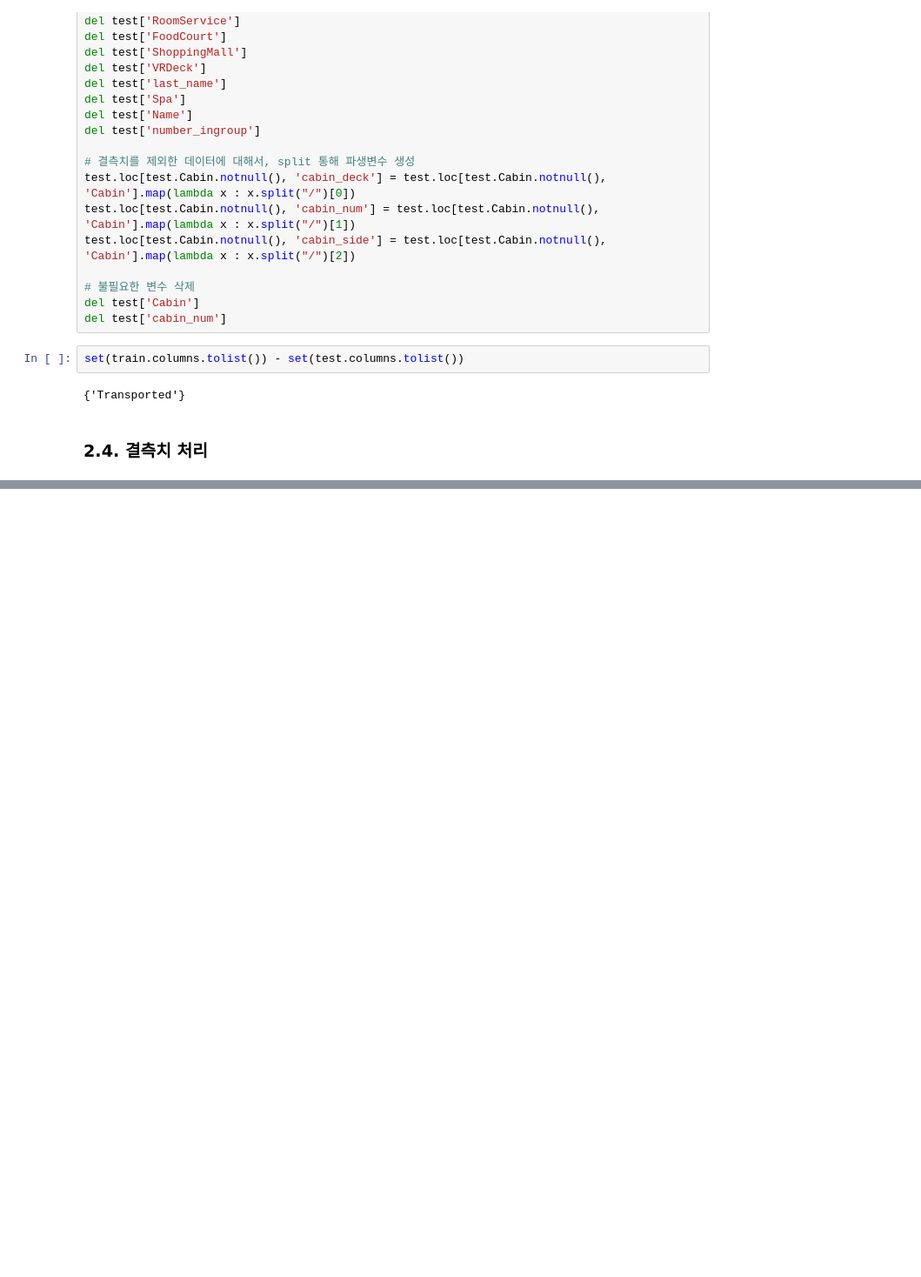
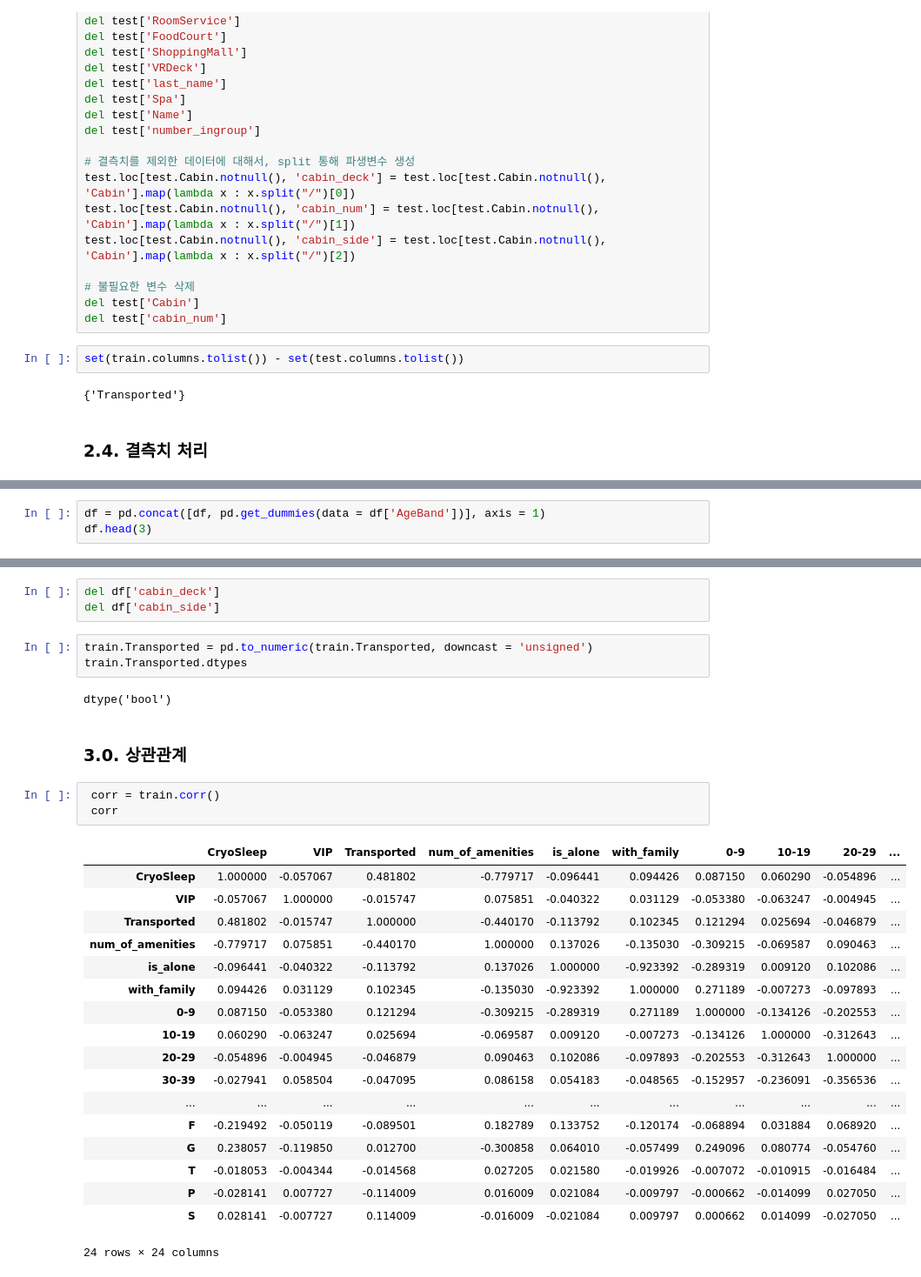
Before and after one commit to codelspak/Codelion_weekly_projects, a Jupyter notebook: WK27_Mini_project_Kaggle_ML_Classification_Spaceship_Titanic.ipynb, the cells around one changed output, grey strips where cells are left out. Shown at 87% size. Drawn from its saved outputs; the diff is of its cells as text; blank space fills up the shorter version.

```diff
--- a/WK27_Mini_project_Kaggle_ML_Classification_Spaceship_Titanic.ipynb
+++ b/WK27_Mini_project_Kaggle_ML_Classification_Spaceship_Titanic.ipynb
@@ -1430,0 +2093,3 @@ train.
+# %%
+df = pd.concat([df, pd.get_dummies(data = df['AgeBand'])], axis = 1)
+df.head(3)
@@ -1430,0 +2161,32 @@ train.
+# %%
+del df['cabin_deck']
+del df['cabin_side']
+# %%
+train.Transported = pd.to_numeric(train.Transported, downcast = 'unsigned')
+train.Transported.dtypes
+# %% [output]
+dtype('bool')
+# %% [markdown]
+### 3.0. 상관관계
+# %%
+ corr = train.corr()
+ corr
+# %% [output]
+|  | CryoSleep | VIP | Transported | num_of_amenities | is_alone | with_family | 0-9 | 10-19 | 20-29 | ... |
+| CryoSleep | 1.000000 | -0.057067 | 0.481802 | -0.779717 | -0.096441 | 0.094426 | 0.087150 | 0.060290 | -0.054896 | ... |
+| VIP | -0.057067 | 1.000000 | -0.015747 | 0.075851 | -0.040322 | 0.031129 | -0.053380 | -0.063247 | -0.004945 | ... |
+| Transported | 0.481802 | -0.015747 | 1.000000 | -0.440170 | -0.113792 | 0.102345 | 0.121294 | 0.025694 | -0.046879 | ... |
+| num_of_amenities | -0.779717 | 0.075851 | -0.440170 | 1.000000 | 0.137026 | -0.135030 | -0.309215 | -0.069587 | 0.090463 | ... |
+| is_alone | -0.096441 | -0.040322 | -0.113792 | 0.137026 | 1.000000 | -0.923392 | -0.289319 | 0.009120 | 0.102086 | ... |
+| with_family | 0.094426 | 0.031129 | 0.102345 | -0.135030 | -0.923392 | 1.000000 | 0.271189 | -0.007273 | -0.097893 | ... |
+| 0-9 | 0.087150 | -0.053380 | 0.121294 | -0.309215 | -0.289319 | 0.271189 | 1.000000 | -0.134126 | -0.202553 | ... |
+| 10-19 | 0.060290 | -0.063247 | 0.025694 | -0.069587 | 0.009120 | -0.007273 | -0.134126 | 1.000000 | -0.312643 | ... |
+| 20-29 | -0.054896 | -0.004945 | -0.046879 | 0.090463 | 0.102086 | -0.097893 | -0.202553 | -0.312643 | 1.000000 | ... |
+| 30-39 | -0.027941 | 0.058504 | -0.047095 | 0.086158 | 0.054183 | -0.048565 | -0.152957 | -0.236091 | -0.356536 | ... |
+| ... | ... | ... | ... | ... | ... | ... | ... | ... | ... | ... |
+| F | -0.219492 | -0.050119 | -0.089501 | 0.182789 | 0.133752 | -0.120174 | -0.068894 | 0.031884 | 0.068920 | ... |
+| G | 0.238057 | -0.119850 | 0.012700 | -0.300858 | 0.064010 | -0.057499 | 0.249096 | 0.080774 | -0.054760 | ... |
+| T | -0.018053 | -0.004344 | -0.014568 | 0.027205 | 0.021580 | -0.019926 | -0.007072 | -0.010915 | -0.016484 | ... |
+| P | -0.028141 | 0.007727 | -0.114009 | 0.016009 | 0.021084 | -0.009797 | -0.000662 | -0.014099 | 0.027050 | ... |
+| S | 0.028141 | -0.007727 | 0.114009 | -0.016009 | -0.021084 | 0.009797 | 0.000662 | 0.014099 | -0.027050 | ... |
+24 rows × 24 columns
```
Also changed, not shown: parts of 106 cells of this notebook.
